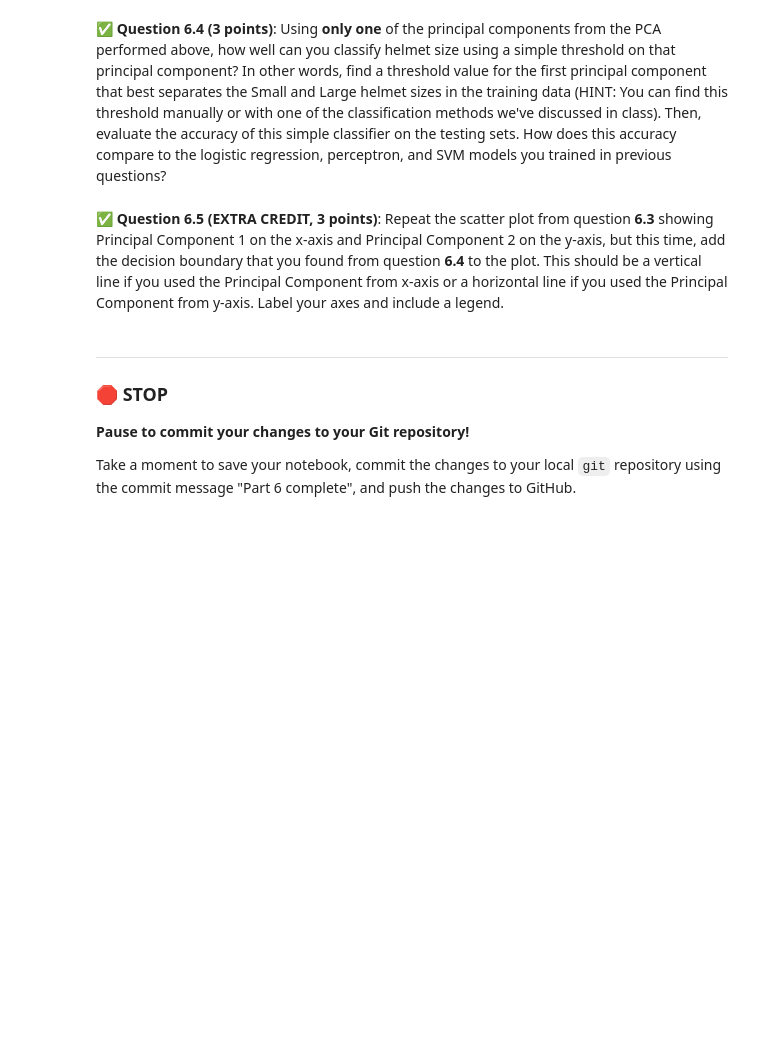
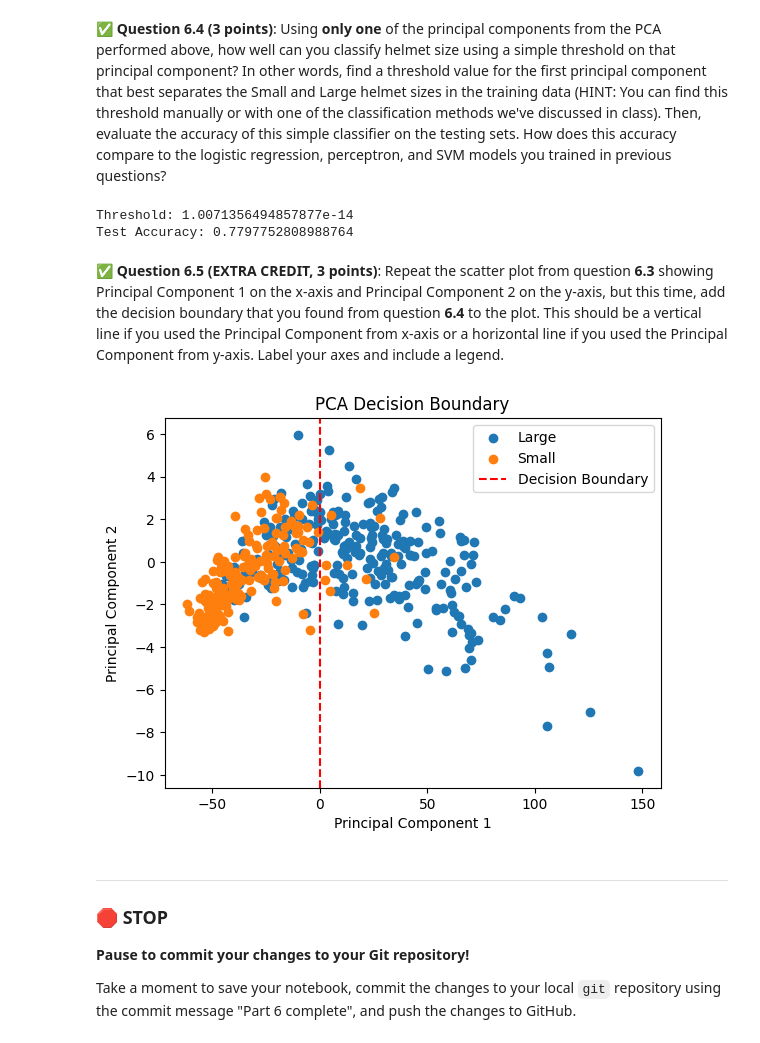
Before and after one commit to btavarezg/CMSE-202, a Jupyter notebook: hw-04/HW-04_RegressionClassification-STUDENT.ipynb, the cells around one changed output. Saved outputs shown, nothing was run; the diff lists cells and outputs as text; code cells hidden in the pictures; blank space fills up the shorter version.

```diff
--- a/hw-04/HW-04_RegressionClassification-STUDENT.ipynb
+++ b/hw-04/HW-04_RegressionClassification-STUDENT.ipynb
@@ -583,2 +627,22 @@ Some notes:
+# %%
+# Put your code here
+
+X_train_pca = pca.transform(X_train)
+
+
+threshold = X_train_pca[:,0].mean()
+
+
+predictions = np.where(X_test_pca[:,0] > threshold, "Large", "Small")
+
+from sklearn.metrics import accuracy_score
+
+accuracy = accuracy_score(y_test, predictions)
+
+print("Threshold:", threshold)
+print("Test Accuracy:", accuracy)
+# %% [output]
+Threshold: 1.0071356494857877e-14
+Test Accuracy: 0.7797752808988764
 # %% [markdown]
 &#9989;  **Question 6.5 (EXTRA CREDIT, 3 points)**: Repeat the scatter plot from question **6.3** showing Principal Component 1 on the x-axis and Principal Component 2 on the y-axis, but this time, add the decision boundary that you found from question **6.4** to the plot.  This should be a vertical line if you used the Principal Component from x-axis or a horizontal line if you used the Principal Component from y-axis.  Label your axes and include a legend.
@@ -587,3 +649,21 @@ Some notes:
+# %%
+# Put your code here
+for label in np.unique(y_test):
+    plt.scatter(
+        X_test_pca[y_test == label, 0],
+        X_test_pca[y_test == label, 1],
+        label=label
+    )
+
+plt.axvline(x=threshold, color='red', linestyle='--', label='Decision Boundary')
+
+plt.xlabel("Principal Component 1")
+plt.ylabel("Principal Component 2")
+plt.title("PCA Decision Boundary")
+plt.legend()
+plt.show()
+# %% [output]
+[figure, added]
 # %% [markdown]
 ---
 ### &#128721; STOP
```
Also changed, not shown: parts of 8 cells of this notebook.
